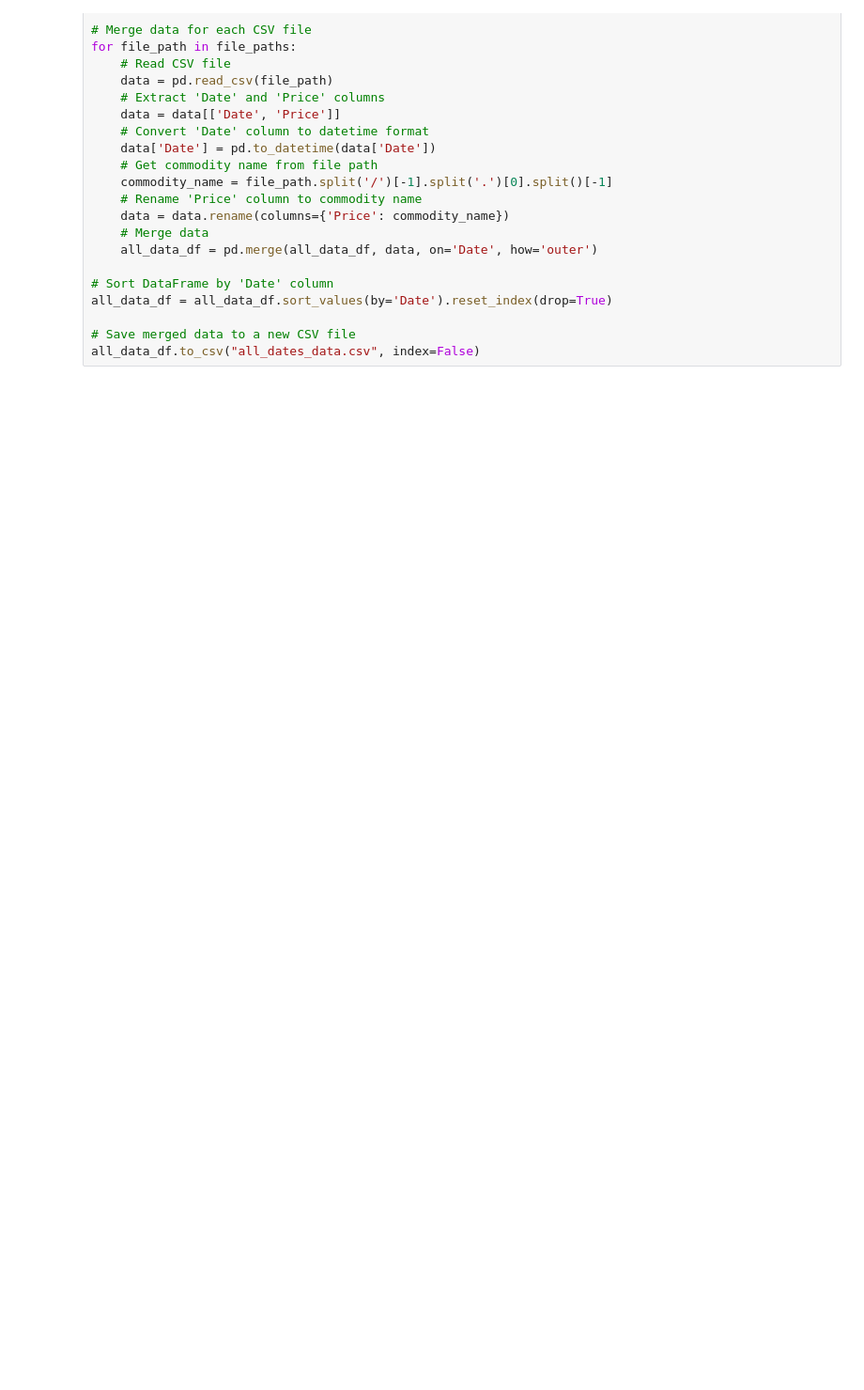
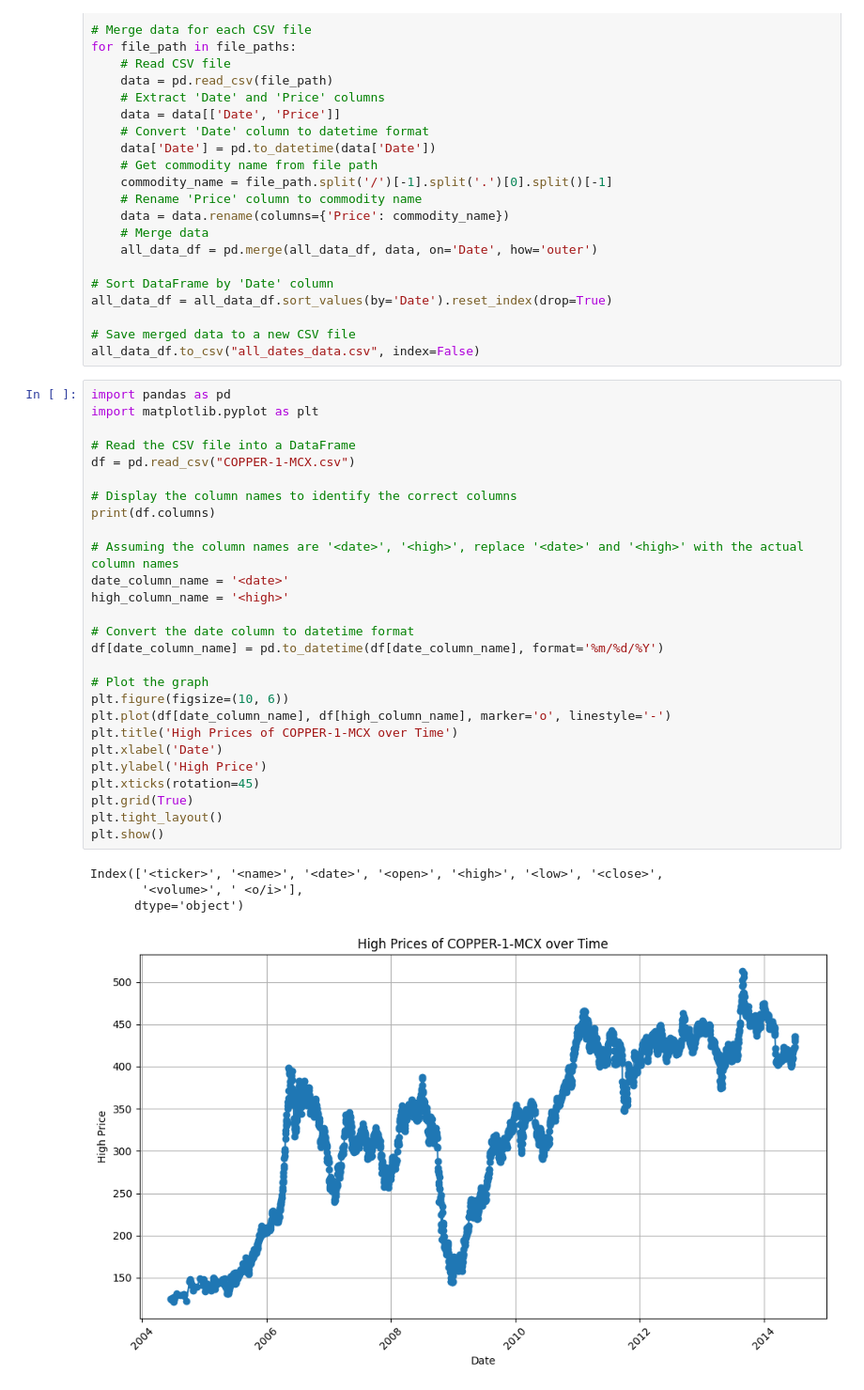
Before and after one commit to arsalanrex/Masters_IITj, a Jupyter notebook: data analysis/test.ipynb, the cells around one changed output. Shown at 94% size. Drawn from its saved outputs; the diff is of its cells as text; blank space fills up the shorter version.

```diff
--- a/data analysis/test.ipynb
+++ b/data analysis/test.ipynb
@@ -92,3 +92,35 @@ all_data_df = all_data_df.sort_values(by='Date').reset_index(drop=True)
 
 # Save merged data to a new CSV file
 all_data_df.to_csv("all_dates_data.csv", index=False)
+# %%
+import pandas as pd
+import matplotlib.pyplot as plt
+
+# Read the CSV file into a DataFrame
+df = pd.read_csv("COPPER-1-MCX.csv")
+
+# Display the column names to identify the correct columns
+print(df.columns)
+
+# Assuming the column names are '<date>', '<high>', replace '<date>' and '<high>' with the actual column names
+date_column_name = '<date>'
+high_column_name = '<high>'
+
+# Convert the date column to datetime format
+df[date_column_name] = pd.to_datetime(df[date_column_name], format='%m/%d/%Y')
+
+# Plot the graph
+plt.figure(figsize=(10, 6))
+plt.plot(df[date_column_name], df[high_column_name], marker='o', linestyle='-')
+plt.title('High Prices of COPPER-1-MCX over Time')
+plt.xlabel('Date')
+plt.ylabel('High Price')
+plt.xticks(rotation=45)
+plt.grid(True)
+plt.tight_layout()
+plt.show()
+# %% [output]
+Index(['<ticker>', '<name>', '<date>', '<open>', '<high>', '<low>', '<close>',
+       '<volume>', ' <o/i>'],
+      dtype='object')
+[figure, added]
```
Also changed, not shown: parts of 4 cells of this notebook, 2 other files.
